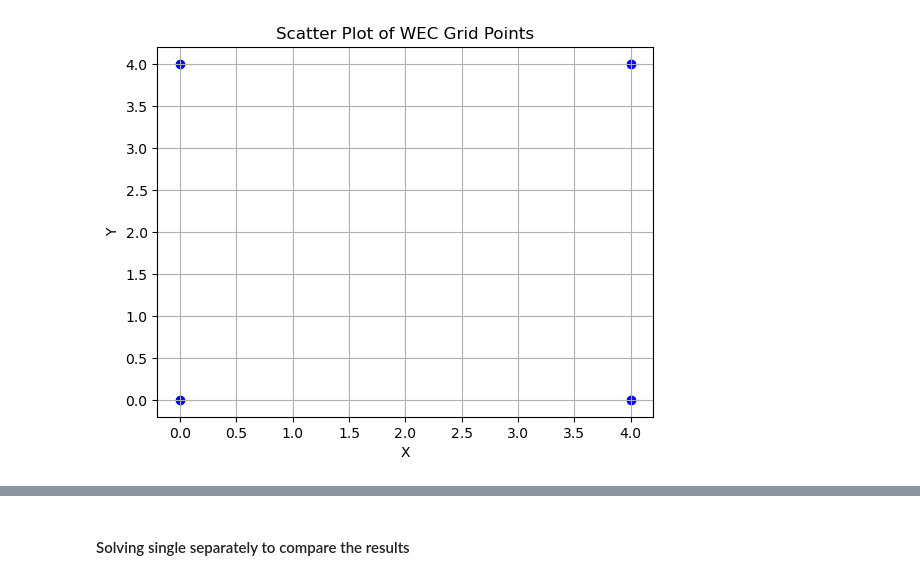
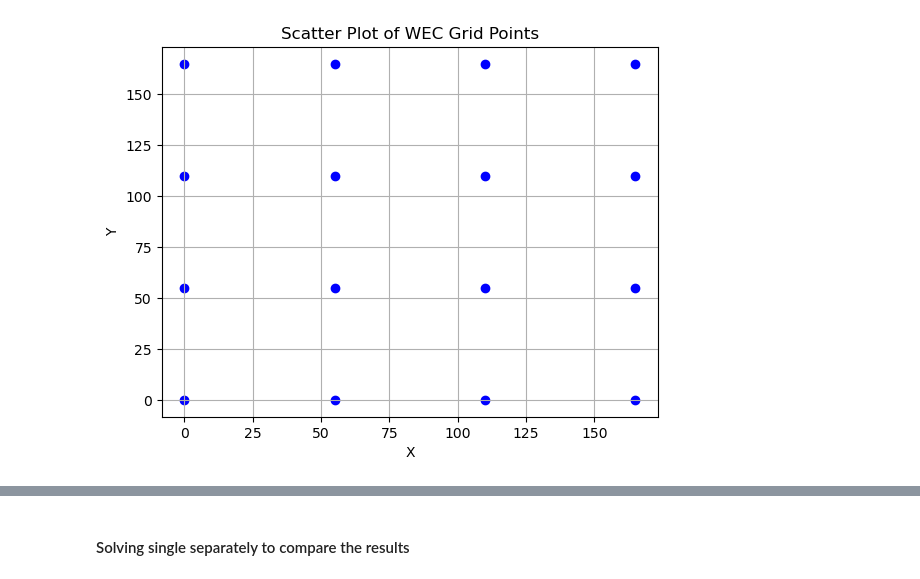
Before and after one commit to symbiotic-engineering/wec_array_opt, a Jupyter notebook: babarit_pwa.ipynb, the cells around one changed output, grey strips where cells are left out. Drawn from its saved outputs; the diff is of its cells as text; code cells hidden in the pictures.

```diff
--- a/babarit_pwa.ipynb
+++ b/babarit_pwa.ipynb
@@ -27,24 +30,24 @@ def generate_body(xyz):
     body.name = f'{xyz[0]}_{xyz[1]}_{xyz[2]}'
     return body
 # %%
-num_bodies = 2 #on each x, and y axis
-radius = 10 #update on generate_body as well
-distance = 4
+num_bodies = 4 #on each x, and y axis
+radius = 5 #update on generate_body as well
+distance = 55
 grid_range = num_bodies * distance
 x_coords,y_coords = np.arange(0,grid_range,distance),np.arange(0,grid_range,distance)
 X, Y = np.meshgrid(x_coords, y_coords)
 # Flatten the mesh grid coordinates
 x_flattened = X.flatten()
 y_flattened = Y.flatten()
 
 # Plot the scatter plot
 plt.scatter(x_flattened, y_flattened, color='blue')
 plt.xlabel('X')
 plt.ylabel('Y')
 plt.title('Scatter Plot of WEC Grid Points')
 plt.grid(True)
 plt.show()
 # %% [output]
-[figure, old version]
+[figure, new version]
 # %%
 
```
Also changed, not shown: parts of 27 cells of this notebook.
